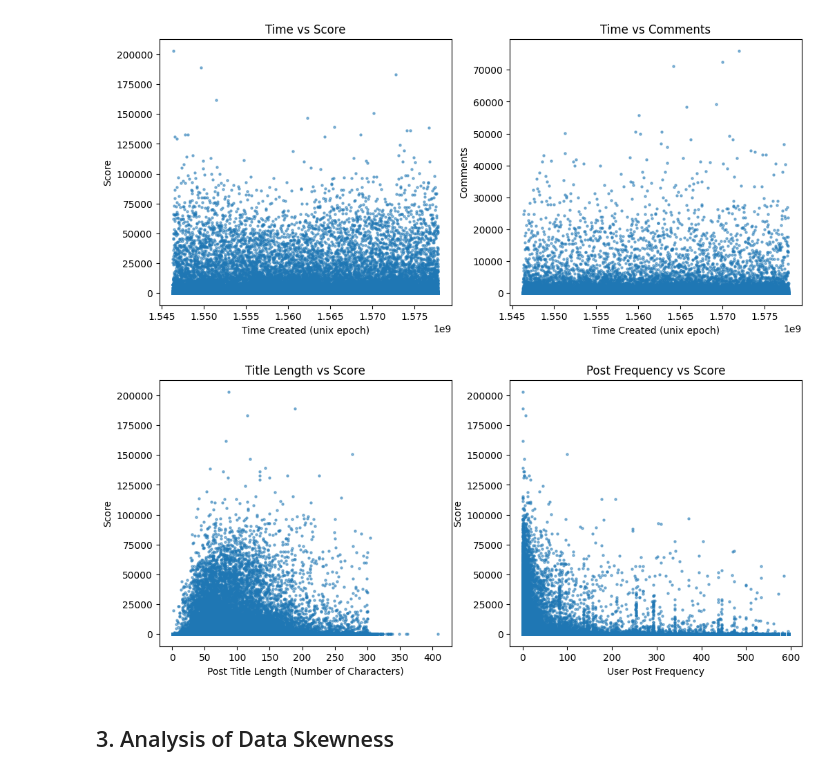
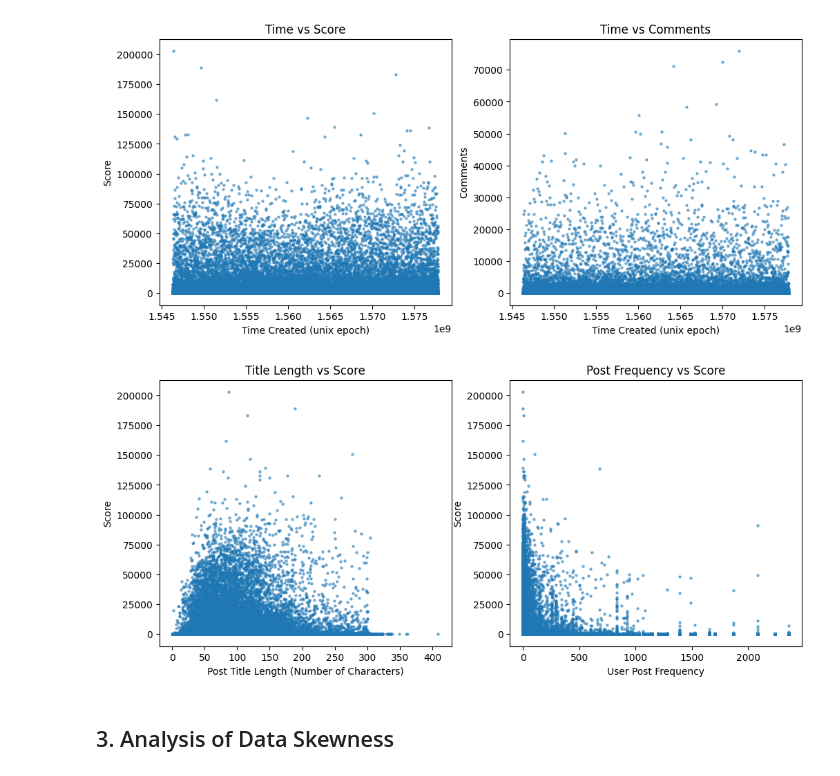
Before and after one commit to Toastjpg/CMPT353-Project, a Jupyter notebook: initial_analysis.ipynb, the cells around one changed output. Saved outputs shown, nothing was run; the diff lists cells and outputs as text; code cells hidden in the pictures.

```diff
--- a/initial_analysis.ipynb
+++ b/initial_analysis.ipynb
@@ -110,21 +110,22 @@ fig.show()
 # %%
 fig, axes = plt.subplots(nrows=1, ncols=2, figsize=(12,5))
 
 axes[0].scatter(submissions['title_length'], submissions['score'], alpha=0.5, s=5 )
 axes[0].set_title('Title Length vs Score')
 axes[0].set_xlabel('Post Title Length (Number of Characters)')
 axes[0].set_ylabel('Score')
 
 filtered = submissions[submissions['author'] != '[deleted]']
-filtered = filtered[filtered['post_count'] < 600]
+# Users posting more than 3k likely bots...
+filtered = filtered[filtered['post_count'] < 3000]
 axes[1].scatter(filtered['post_count'], filtered['score'], alpha=0.5, s=5 )
 axes[1].set_title('Post Frequency vs Score')
 axes[1].set_xlabel('User Post Frequency')
 axes[1].set_ylabel('Score')
 
 fig.show()
 # %% [output]
-[figure, old version]
+[figure, new version]
 # %% [markdown]
 ## 3. Analysis of Data Skewness
 # %% [markdown]
```
Also changed, not shown: parts of 6 cells of this notebook.
